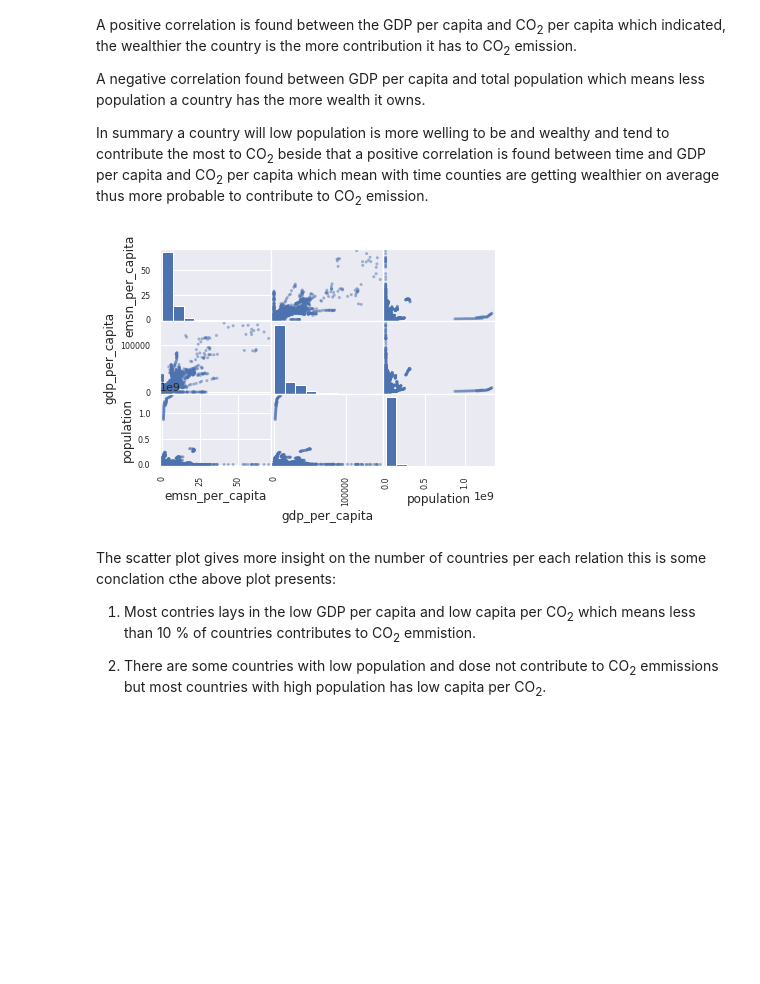
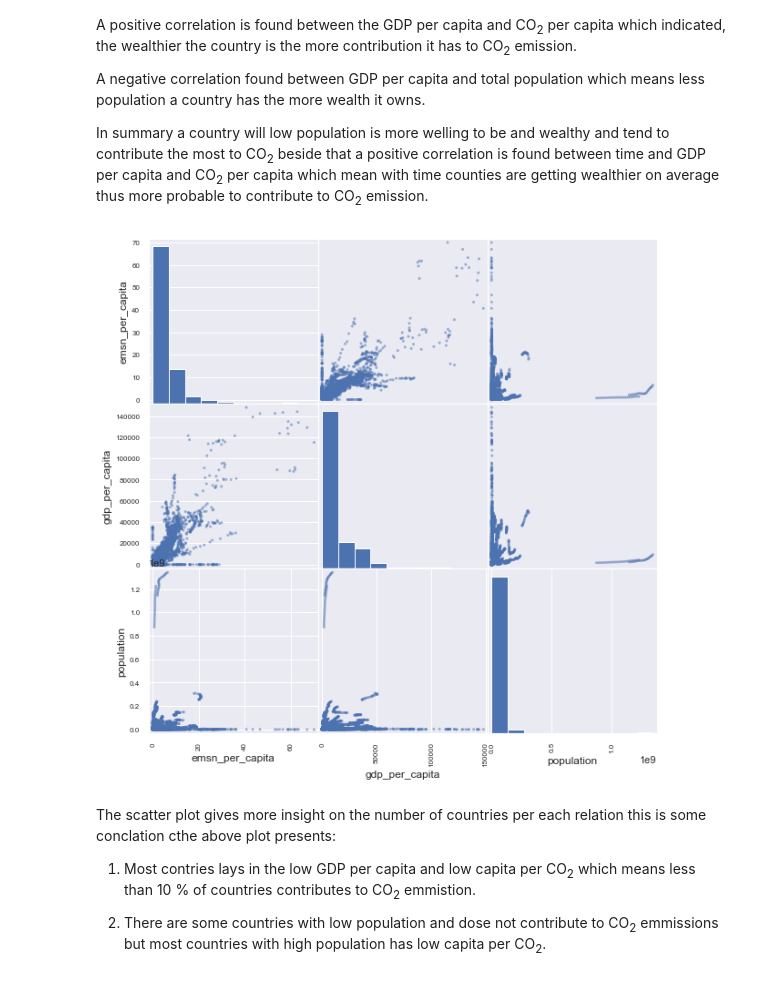
Before and after one commit to wiggs555/cse7324project, a Jupyter notebook: Project1/Project1_final.ipynb, the cells around one changed output. Drawn from its saved outputs; the diff is of its cells as text; code cells hidden in the pictures; blank space fills up the shorter version.

```diff
--- a/Project1/Project1_final.ipynb
+++ b/Project1/Project1_final.ipynb
@@ -284,10 +310,11 @@ A negative correlation found between GDP per capita and total population which m
 In summary a country will low population is more welling to be and wealthy and tend to contribute the most to CO<sub>2</sub> beside that a positive correlation is found between time and GDP per capita and CO<sub>2</sub> per capita which mean with time counties are getting wealthier on average thus more probable to contribute to CO<sub>2</sub> emission.
 # %%
 # scatter matrix
-ax = scatter_matrix(country_comb[['emsn_per_capita', 'gdp_per_capita', 'population']])
+
+ax = scatter_matrix(country_comb[['emsn_per_capita', 'gdp_per_capita', 'population']],figsize=(10, 10))
 plt.show()
 # %% [output]
-[figure, old version]
+[figure, new version]
 # %% [markdown]
 The scatter plot gives more insight on the number of countries per each relation this is some conclation cthe above plot presents:
 
```
Also changed, not shown: parts of 6 cells of this notebook.
